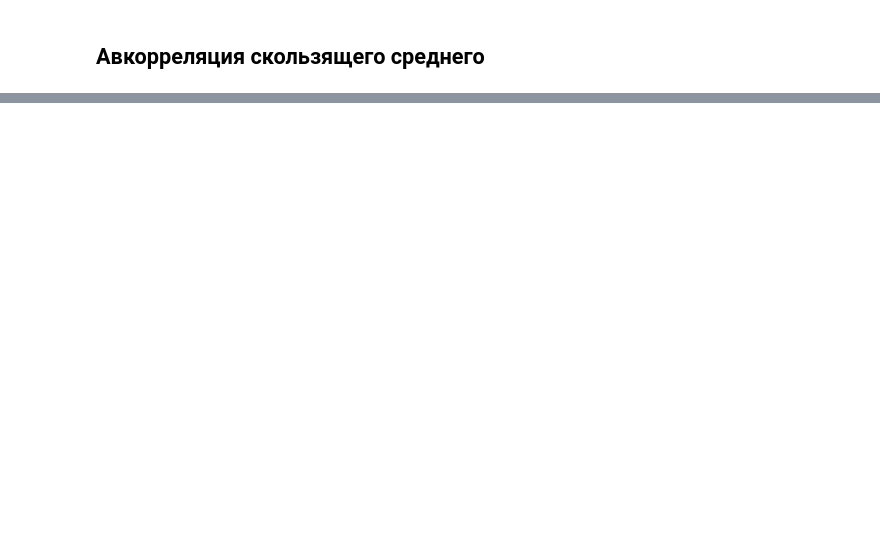
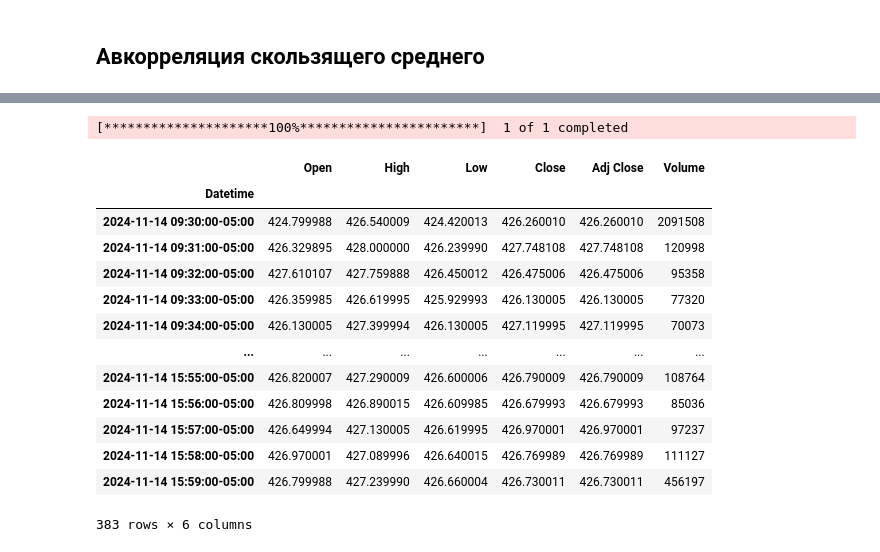
Before and after one commit to Exarkun1/6401kazakovpa, a Jupyter notebook: data_analysis/notebook.ipynb, the cells around one changed output, grey strips where cells are left out. Saved outputs shown, nothing was run; the diff lists cells and outputs as text; code cells hidden in the pictures; blank space fills up the shorter version.

```diff
--- a/data_analysis/notebook.ipynb
+++ b/data_analysis/notebook.ipynb
@@ -78,2 +78,20 @@ plt.plot(dates, prices)
 # %%
 JoinedDataframe().write(path="Results.xlsx")
+# %%
+yf.download("MSFT", start="2024-11-14", interval="1m")
+# %% [output]
+[*********************100%***********************]  1 of 1 completed
+|  | Open | High | Low | Close | Adj Close | Volume |
+| Datetime |  |  |  |  |  |  |
+| 2024-11-14 09:30:00-05:00 | 424.799988 | 426.540009 | 424.420013 | 426.260010 | 426.260010 | 2091508 |
+| 2024-11-14 09:31:00-05:00 | 426.329895 | 428.000000 | 426.239990 | 427.748108 | 427.748108 | 120998 |
+| 2024-11-14 09:32:00-05:00 | 427.610107 | 427.759888 | 426.450012 | 426.475006 | 426.475006 | 95358 |
+| 2024-11-14 09:33:00-05:00 | 426.359985 | 426.619995 | 425.929993 | 426.130005 | 426.130005 | 77320 |
+| 2024-11-14 09:34:00-05:00 | 426.130005 | 427.399994 | 426.130005 | 427.119995 | 427.119995 | 70073 |
+| ... | ... | ... | ... | ... | ... | ... |
+| 2024-11-14 15:55:00-05:00 | 426.820007 | 427.290009 | 426.600006 | 426.790009 | 426.790009 | 108764 |
+| 2024-11-14 15:56:00-05:00 | 426.809998 | 426.890015 | 426.609985 | 426.679993 | 426.679993 | 85036 |
+| 2024-11-14 15:57:00-05:00 | 426.649994 | 427.130005 | 426.619995 | 426.970001 | 426.970001 | 97237 |
+| 2024-11-14 15:58:00-05:00 | 426.970001 | 427.089996 | 426.640015 | 426.769989 | 426.769989 | 111127 |
+| 2024-11-14 15:59:00-05:00 | 426.799988 | 427.239990 | 426.660004 | 426.730011 | 426.730011 | 456197 |
+383 rows × 6 columns
```
Also changed, not shown: parts of 5 cells of this notebook, 10 other files.
